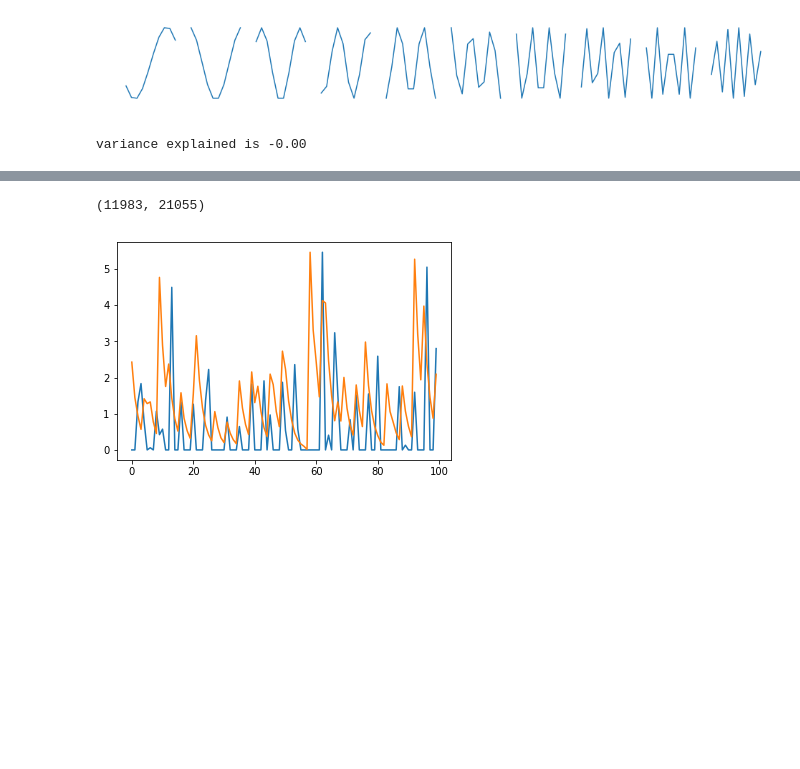
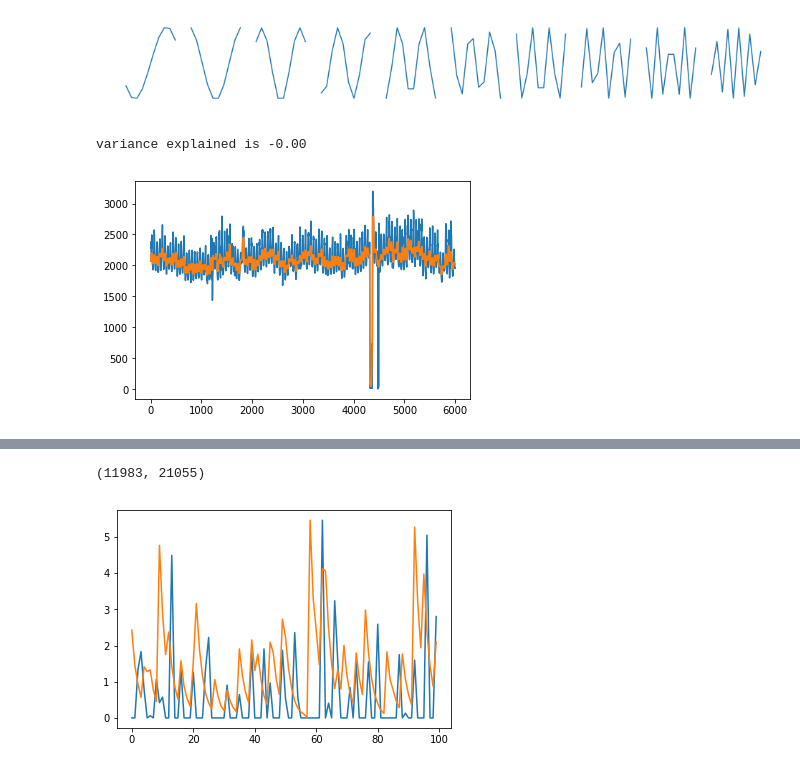
Before and after one commit to JaneliaMLCourse/JaneliaMLCourse, a Jupyter notebook: lecture_6/lecture6_tutorial.ipynb, the cells around one changed output, grey strips where cells are left out. Cells and saved outputs as stored; diff of their text form; code cells hidden in the pictures; blank space fills up the shorter version.

```diff
--- a/lecture_6/lecture6_tutorial.ipynb
+++ b/lecture_6/lecture6_tutorial.ipynb
@@ -237,10 +238,16 @@ variance explained is -0.00
 # %%
 # now let's see if we can predict a PC from other PCs. why would we even try this if the PCs are orthogonal?
 # %%
-# add pupil information. First predict only from the pupil, then try basis functions on the pupil
+#### add pupil information. First predict only from the pupil, then try basis functions on the pupil
+pupraw = dat['pupil_raw']
 
 # 1: median filter pupil trace to remove noise
+win = 20
+pup = medfilt(pupraw, win*2+1)
 
-# 2: align pupil with neural times (pupil is at 50Hz, neural frames at 3Hz)
-
-# 3: predict from the pupil
+trange = 91000 + np.arange(0,6000).astype(int)
+plt.plot(pupraw[trange])
+plt.plot(pup[trange])
+plt.show()
+# %% [output]
+[figure, added]
```
Also changed, not shown: parts of 5 cells of this notebook.
